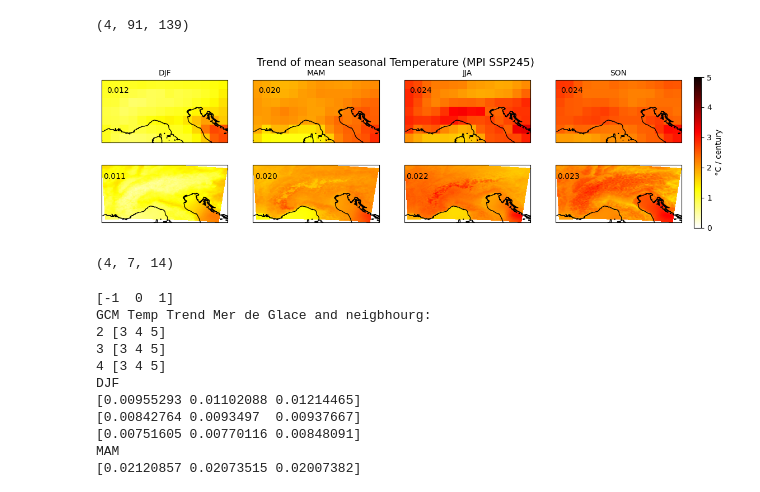
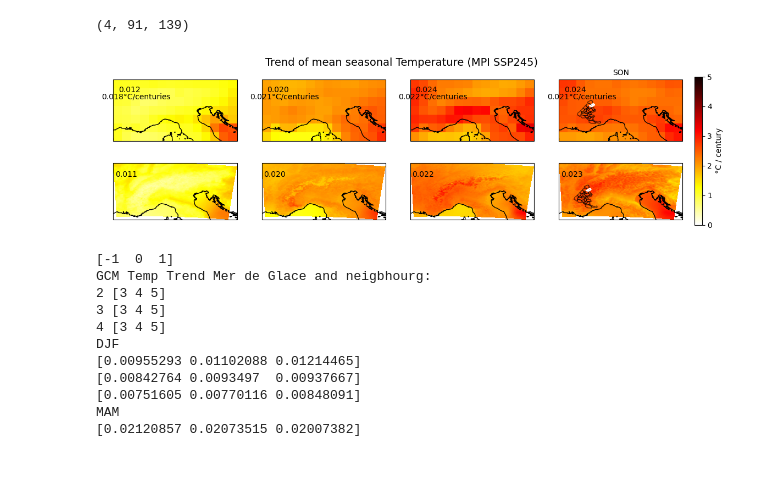
Before and after one commit to vpeyaud/MAR_GCMs, a Jupyter notebook: 3-Temp_MPI_SSP245_Trend_v4.ipynb, the cells around one changed output. Saved outputs shown, nothing was run; the diff lists cells and outputs as text; code cells hidden in the pictures; blank space fills up the shorter version.

```diff
--- a/3-Temp_MPI_SSP245_Trend_v4.ipynb
+++ b/3-Temp_MPI_SSP245_Trend_v4.ipynb
@@ -521,6 +559,6 @@ print(slopeT_yM.shape) # seasons, lon, lat
 # %%
 # Plot trends for seasonal temperature for run GCM and MAR
-fig, axs = plt.subplots(nrows=1, ncols=2,figsize=(12, 3.5),
+fig, axs = plt.subplots(nrows=1, ncols=2,figsize=(LxPlot, LyPlot),
     subplot_kw={'projection': proj}, dpi=quality #constrained_layout=True,
 )
 
@@ -531,6 +569,11 @@ cb = ax.pcolormesh(longG, latiG, 100*slopeT_yG, # 100*slope_T_hist[i] ????????
                    cmap=colo_scale, vmin=vmin_scale, vmax=vmax_scale)
 ax.text(5, 47.5, f"{np.mean(slopeT_yG[i]):.3f}",
         ha='center', va='center', fontsize=10)
+if (zoom):
+    ax.set_xlim(5,8)
+    ax.set_ylim(43.5,47)
+    ax.text(5.7, 46.8, f"{np.mean(slopeT_yG[i]):.3f}°C/centuries",
+            ha='center', va='center', fontsize=10)
 ax.add_feature(cfeature.COASTLINE)
 
 # ----- MAR -----
@@ -540,6 +583,12 @@ ax.pcolormesh(longM, latiM, 100*slopeT_yM,
                   cmap=colo_scale, vmin=vmin_scale, vmax=vmax_scale)
 ax.text(5, 47.5, f"{np.mean(slopeT_yM[i]):.3f}",
             ha='center', va='center', fontsize=10)
+if (zoom):
+    ax.set_xlim(5,8)
+    ax.set_ylim(43.5,47)
+    ax.text(5.7, 46.8, f"{np.mean(slopeT_yM[i]):.3f}°C/centuries",
+            ha='center', va='center', fontsize=10)
+    axs[1].text(6.5,46.1,"Massif Mont Blanc",color='gray')
 ax.add_feature(cfeature.COASTLINE)
 
 # ----- Colorbar globale -----
@@ -579,7 +628,7 @@ axs[0].plot(patches[i_ployg].get_xy()[:, 0],patches[i_ployg].get_xy()[:, 1],colo
 axs[1].plot(patches[i_ployg].get_xy()[:, 0],patches[i_ployg].get_xy()[:, 1],color='grey')
 
 fig.suptitle(f"Trend of mean annual {varnameLong} ({GCMname} {scenario})", fontsize=14)
-plt.savefig(f"{path_IMG}{GCMname}-MAR_{scenario}_{varnameShort}_Trend_year_{int(yearM[0])}-{int(yearM[-1])}.png")
+plt.savefig(f"{path_IMG}{GCMname}_{scenario}_{varnameShort}_Trend_year{iszoom}.png")
 # %% [output]
 [figure]
 # %%
@@ -680,9 +658,14 @@ slopeT_sM, pvalue = get_slopes_and_pvalue_seas(tsaiM)
 print(slopeT_sM.shape) # seasons, lon, lat
 # %% [output]
 (4, 91, 139)
+# %%
+if zoom:
+    LxPlot, LyPlot, iszoom = 10, 5  ,'_zoom'
+else :
+    LxPlot, LyPlot, iszoom = 14, 3.5,''
 # %%
 # Plot trends for seasonal temperature for run GCM and MAR
-fig, axs = plt.subplots(nrows=2, ncols=4,figsize=(14, 3.5),
+fig, axs = plt.subplots(nrows=2, ncols=4,figsize=(LxPlot, LyPlot),
     subplot_kw={'projection': proj}, dpi=quality #constrained_layout=True,
 )
 # Color scale
@@ -692,53 +675,83 @@ vmin_scale, vmax_scale = 0., 5. #-5., 5.
 #levels = np.linspace(0, 8, 65)
 
 # Boucle principale
-for i in range(4):
+for s in range(4):
 #    pcm = ax.pcolormesh(Long, Lati, slope_T_hist[i], cmap='rainbow', vmin=-1., vmax=1.
 #) ### Comment otherwise it shifts the panels
 
     # ----- GCM -----
-    ax = axs[0, i]
+    ax = axs[0, s]
     #print("hist",slope_T_hist[i,0,0])
-    cb = ax.pcolormesh(longG, latiG, 100*slopeT_sG[i], # 100*slope_T_hist[i] ????????
+    cb = ax.pcolormesh(longG, latiG, 100*slopeT_sG[s], # 100*slope_T_hist[i] ????????
                        cmap=colo_scale, vmin=vmin_scale, vmax=vmax_scale)
-    ax.text(5, 47.5, f"{np.mean(slopeT_sG[i]):.3f}",
+    ax.text(5, 47.5, f"{np.mean(slopeT_sG[s]):.3f}",
+            ha='center', va='center', fontsize=10)
+    if (zoom):
+        ax.set_xlim(5,8)
+        ax.set_ylim(43.5,47)
+        ############# write values around MdG ####
+        print(s,slopeT_sG[s, glacioClXYG[1][2],glacioClXYG[1][1]])
+        for ii in np.arange(-1,2):
+            for jj in np.arange(-1,2):
+                ilat, jlon = glacioClXYG[1][1]+ii, glacioClXYG[1][2]+jj
+                ax.text(longG[ilat], latiG[jlon], f'{100*slopeT_sG[s,jlon,ilat]:.2f}',fontsize=8)
+    ax.text(5.7, 46.8, f"{np.mean(slopeT_yG[s]):.3f}°C/centuries",
             ha='center', va='center', fontsize=10)
     ax.add_feature(cfeature.COASTLINE)
 
     # ----- MAR -----
-    ax = axs[1, i]
+    ax = axs[1, s]
     #print("245",slope_T_245[i,0,0])
-    ax.pcolormesh(longM, latiM, 100*slopeT_sM[i],
+    ax.pcolormesh(longM, latiM, 100*slopeT_sM[s],
                   cmap=colo_scale, vmin=vmin_scale, vmax=vmax_scale)
-    ax.text(5, 47.5, f"{np.mean(slopeT_sM[i]):.3f}",
+    ax.text(5, 47.5, f"{np.mean(slopeT_sM[s]):.3f}",
             ha='center', va='center', fontsize=10)
+    if (zoom):
+        ax.set_xlim(5,8)
+        ax.set_ylim(43.5,47)
     ax.add_feature(cfeature.COASTLINE)
 
 # ----- Colorbar globale -----
 cbar = fig.colorbar(cb, ax=axs, orientation="vertical",
                     fraction=0.025, pad=0.02)
 cbar.set_label("°C / century")
 #cbar.set_ticks(np.linspace(0, 8, 9))
 
 # ----- Titres colonnes -----
 for i, label in enumerate(["DJF", "MAM", "JJA", "SON"]):
-    axs[0, i].set_title(label, fontsize=10)
+    axs[0, s].set_title(label, fontsize=10)
 ax.yaxis.set_ticks_position('left')
 # ----- Labels lignes -----
 for i, label in enumerate(["GCM", "MAR"]):
     # print(label) !!!! WArning ylabel doesn't appear
     axs[i, 0].yaxis.set_ticks_position('right')
     axs[i, 0].set_ylabel(label, fontsize=14, rotation=90)
 axs[1, 1].set_ylabel(label, fontsize=14, rotation=90)
 
+# 3. Plot shapefiles massifs alpes
+if (True):
+    collection2 = PatchCollection(patches)
+    collection2.set_color('none')
+    collection2.set_edgecolor('k')
+    collection2.set_alpha(0.6)
+
+    #must copy the paches to recreate a new Artist view
+    new_patches=copy(patches)
+    collection3 = PatchCollection(new_patches)
+    collection3.set_color('none')
+    collection3.set_edgecolor('k')
+    collection3.set_alpha(0.6)
+axs[0,3].add_collection(collection2)
+axs[1,3].add_collection(collection3)
+# Plot Mont Blanc in white
+i_ployg=2
+axs[0,3].plot(patches[i_ployg].get_xy()[:, 0],patches[i_ployg].get_xy()[:, 1],color='w')
+axs[1,3].plot(patches[i_ployg].get_xy()[:, 0],patches[i_ployg].get_xy()[:, 1],color='w')
+
 fig.suptitle(f"Trend of mean seasonal {varnameLong} ({GCMname} {scenario})", fontsize=14)
-plt.savefig(f"{path_IMG}{GCMname}-MAR_{scenario}_{varnameShort}_Trend_season_{int(yearM[0])}-{int(yearM[-1])}.png")
+plt.savefig(f"{path_IMG}{GCMname}_{scenario}_{varnameShort}_Trend_season{iszoom}.png")
 # %% [output]
-[figure, old version]
+[figure, new version]
-# %%
-slopeT_sG.shape
-# %% [output]
-(4, 7, 14)
 # %%
 ### Print info (debuging)
 jrange=np.arange(-1,2)
```
Also changed, not shown: parts of 42 cells of this notebook, 2 other files.
